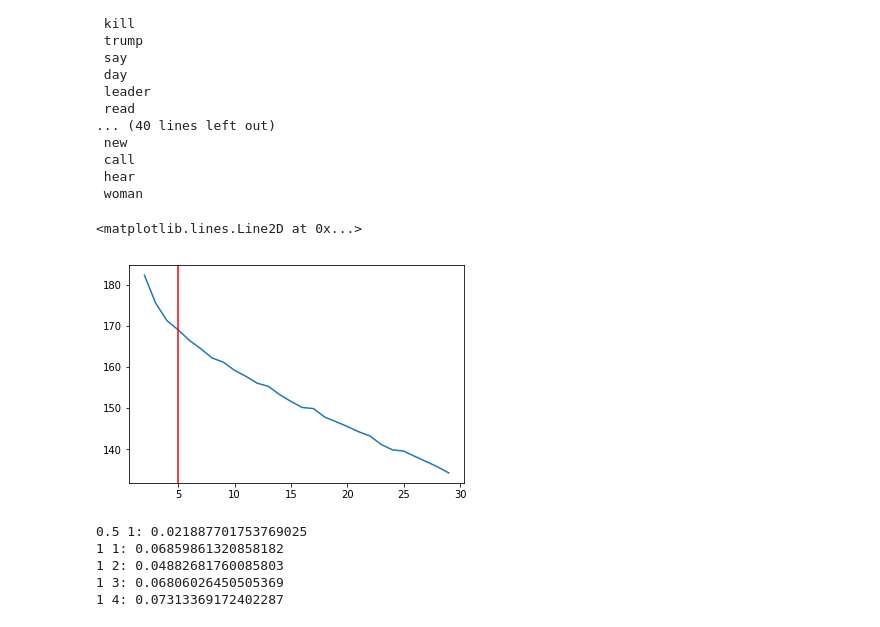
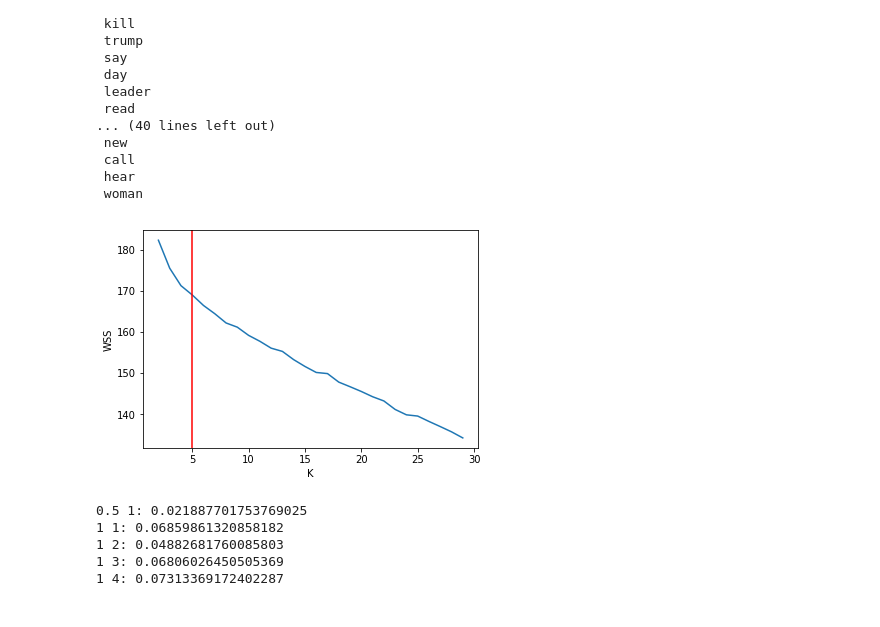
Before and after one commit to sohilp2/Twitter-News-article-Recommendation, a Jupyter notebook: Project_includes_topic_modelling_and_sentiment_analysis.ipynb, the cells around one changed output. Saved outputs shown, nothing was run; the diff lists cells and outputs as text; code cells hidden in the pictures.

```diff
--- a/Project_includes_topic_modelling_and_sentiment_analysis.ipynb
+++ b/Project_includes_topic_modelling_and_sentiment_analysis.ipynb
@@ -363,11 +363,13 @@ for k in range (2, 30):
 # %%
 df_km_result['k'] =kv
 df_km_result['Score'] = score
 plt.plot(kv,score)
 plt.axvline(5,color='red')
+plt.xlabel('K')
+plt.ylabel('WSS')
+plt.savefig('SelectK.png',bbox_inches='tight')
 # %% [output]
-<matplotlib.lines.Line2D at 0x...>
-[figure, old version]
+[figure, new version]
 # %%
 from sklearn.cluster import DBSCAN
 from sklearn.metrics import silhouette_score
```
Also changed, not shown: parts of 19 cells of this notebook, 5 other files.
